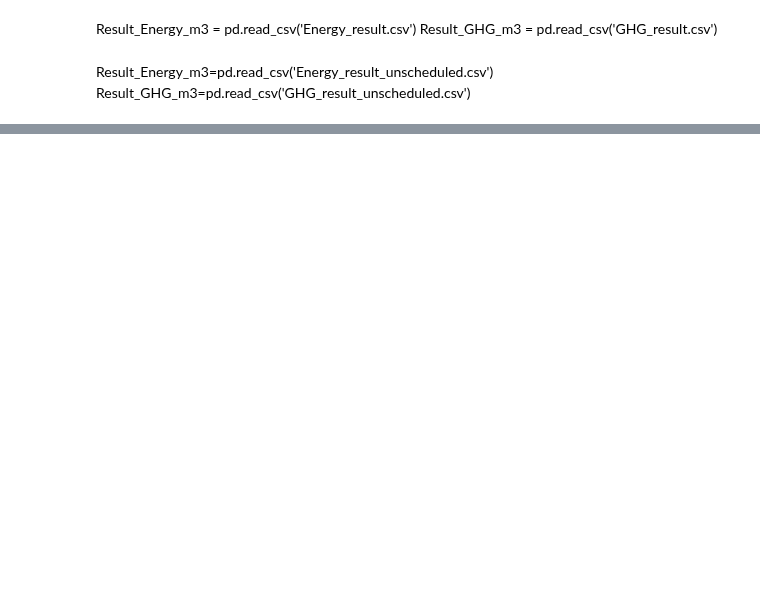
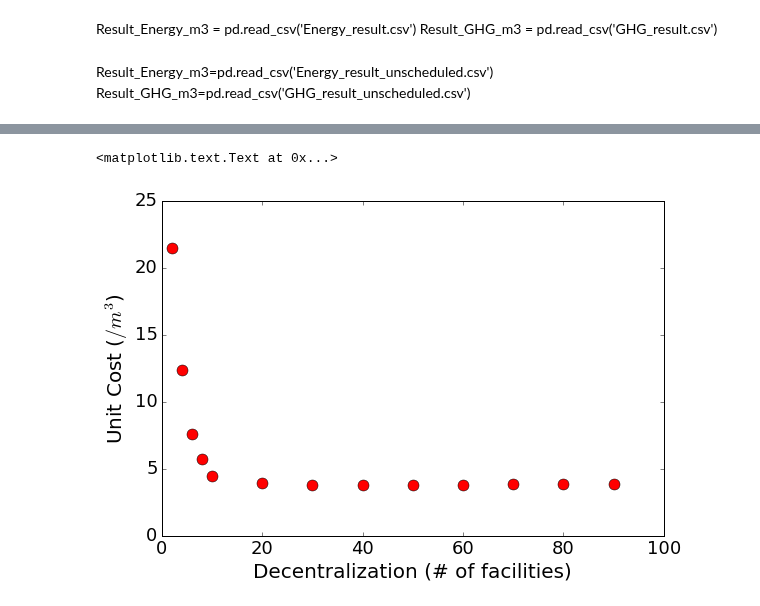
Before and after one commit to okavvada/Urine-Project, a Jupyter notebook: Run_LCA_model.ipynb, the cells around one changed output, grey strips where cells are left out. Saved outputs shown, nothing was run; the diff lists cells and outputs as text; code cells hidden in the pictures; blank space fills up the shorter version.

Commit message:
facilities in cost

```diff
--- a/Run_LCA_model.ipynb
+++ b/Run_LCA_model.ipynb
@@ -51,3 +37,4 @@ calc distances took time 23.202046155929565
 # %%
 Result_Energy_m3["sum"] = (Result_Energy_m3.sum(axis=1)) - Result_Energy_m3["n_facilities"]
 Result_GHG_m3["sum"] = (Result_GHG_m3.sum(axis=1)) - Result_GHG_m3["n_facilities"]
+Result_COST_m3["sum"] = (Result_COST_m3.sum(axis=1)) - Result_COST_m3["n_facilities"]
@@ -101,3 +71,15 @@ plt.ylabel('Unit GHG emissions ($kgCO_2(eq)/m^3$)', fontsize = 20)
+# %%
+fig = plt.figure(figsize=(9,6))
+plt.plot(Result_COST_m3["n_facilities"], Result_COST_m3["sum"], 'ro', markersize=11)
+plt.xticks(fontsize = 18)
+plt.xlim(0,100)
+#plt.ylim(3.5,4.5)
+plt.xlabel('Decentralization (# of facilities)', fontsize = 20)
+plt.yticks(fontsize = 18)
+plt.ylabel('Unit Cost ($/m^3$)', fontsize = 20)
+# %% [output]
+<matplotlib.text.Text at 0x...>
+[figure, added]
 # %%
 Result_Energy_m3_plot = Result_Energy_m3.drop('sum',1).drop('n_facilities',1)
 Result_GHG_m3_plot = Result_GHG_m3.drop('sum',1).drop('n_facilities',1)
```
Also changed, not shown: parts of 12 cells of this notebook, 3 other files.
